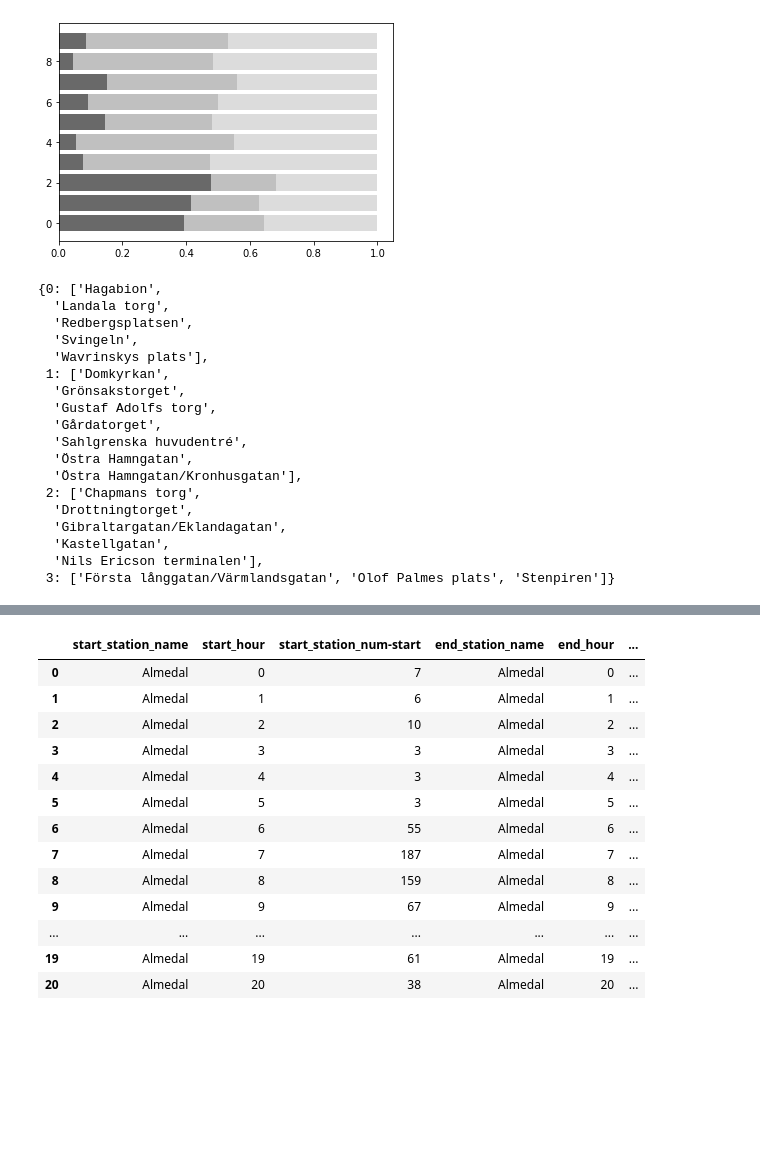
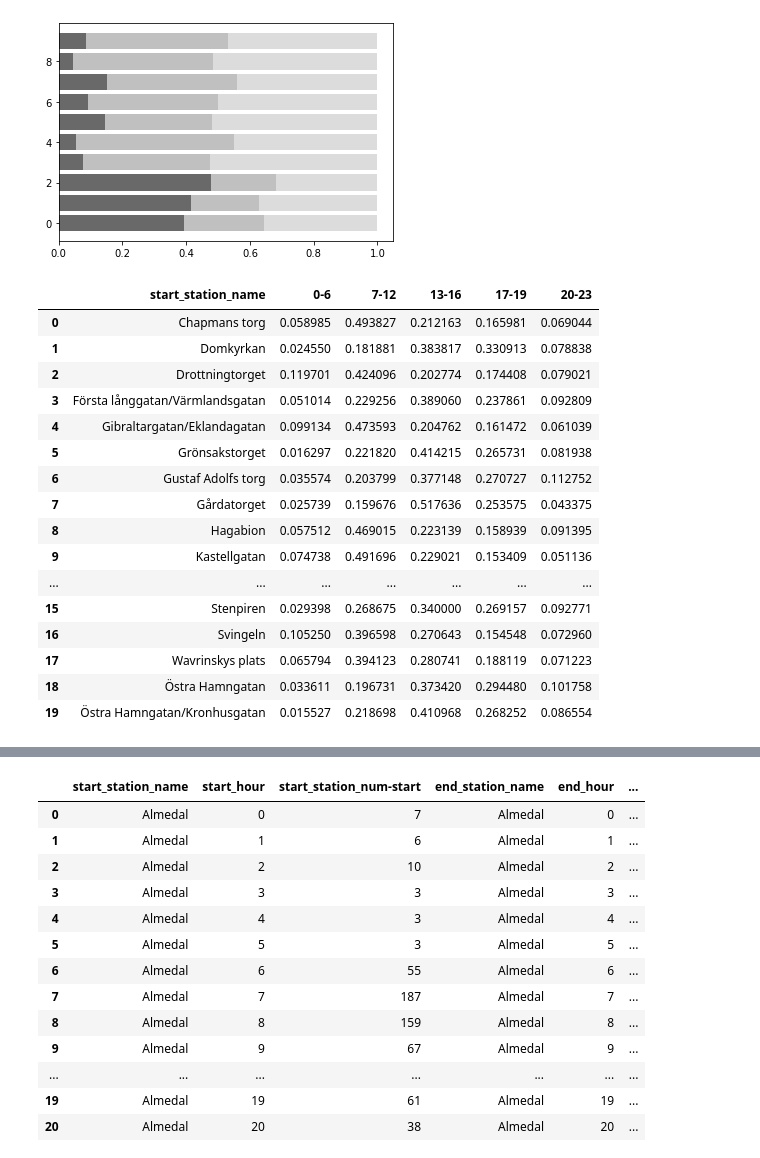
Before and after one commit to flowton/bike-rental, a Jupyter notebook: bike-rental-gbg.ipynb, the cells around one changed output, grey strips where cells are left out. Cells and saved outputs as stored; diff of their text form; code cells hidden in the pictures; blank space fills up the shorter version.

```diff
--- a/bike-rental-gbg.ipynb
+++ b/bike-rental-gbg.ipynb
@@ -722,71 +722,52 @@ def grouping_starthour(df, b1, b2, b3, type = 'proportion', keep_total_count = F
 def grouping_starthour_adv(df, cuttof_points, type = 'proportion', keep_total_count = False):
     cutof_dict = {}
     for i, cutof in enumerate(cuttof_points):
         if cutof == min(cuttof_points):
             id = str(0)+'-'+str(cutof)
             cutof_dict[i] = tuple([id ,0, cutof])
         else:
             id = str(cutof_dict[i-1][-1]+1) + '-' + str(cutof)
             cutof_dict[i] = tuple([id ,cutof_dict[i-1][-1]+1,cutof])
     end_key = len(cutof_dict)
     id = str(str((max(cuttof_points)+1)) + '-' + '23')
     cutof_dict[end_key] = tuple([id,max(cuttof_points)+1, 23])
 
     string = '['
     for key, value in cutof_dict.items():
         string = string + '(' + '\'' + str(value[0]) + '\'' + ',' + 'lambda x: sum((x >=' + str(value[1]) + ')' + ' & ' + '(x <= ' + str(value[2])  + '))),' +'\n'
     string =  string[:-2] # remove the last comma
-    string = string + ',' + '\'count\''
-    string = string + ']'
+    string = string + ',' + '\'count\'' + ']'
 
     temp = df.groupby(['start_station_name'])['start_hour'].agg(
         eval(string)
      )
 
     if type == 'proportion':
         total_count = temp['count']
         res = temp.iloc[:,:-1].div(total_count, axis = 0) #divide all col in row with total row count
         if keep_total_count:
             res['total_count'] = total_count
-    return res
+    return res.reset_index()
 
-grouped_data = grouping_starthour(filtered_data,9,12,16)
-grouped_data = grouping_starthour_adv(filtered_data,[10,15,20], keep_total_count = True)
+cutoff_points = [6,12,16,19]
+#grouped_data = grouping_starthour(filtered_data,9,12,16)
+grouped_data = grouping_starthour_adv(filtered_data,cutoff_points)
 grouped_data
-
-
-
-## Clustering the data
-k = 4
-kmeans_model = KMeans(n_clusters = k).fit(grouped_data.drop(columns = 'start_station_name'))#Drop station as it's not a feature
-
-def label_station(data, model, k):
-    labeldict = {}
-    for i in range(k):
-        labeldict[i] = []
-    for index, label in enumerate(kmeans_model.labels_):
-        station = grouped_data.iloc[index,0]
-        labeldict[label].append(station)
-    return labeldict
-
-t = label_station(grouped_data,kmeans_model,k)
-t
 # %% [output]
-{0: ['Hagabion',
-  'Landala torg',
-  'Redbergsplatsen',
-  'Svingeln',
-  'Wavrinskys plats'],
- 1: ['Domkyrkan',
-  'Grönsakstorget',
-  'Gustaf Adolfs torg',
-  'Gårdatorget',
-  'Sahlgrenska huvudentré',
-  'Östra Hamngatan',
-  'Östra Hamngatan/Kronhusgatan'],
- 2: ['Chapmans torg',
-  'Drottningtorget',
-  'Gibraltargatan/Eklandagatan',
-  'Kastellgatan',
-  'Nils Ericson terminalen'],
- 3: ['Första långgatan/Värmlandsgatan', 'Olof Palmes plats', 'Stenpiren']}
+|  | start_station_name | 0-6 | 7-12 | 13-16 | 17-19 | 20-23 |
+| 0 | Chapmans torg | 0.058985 | 0.493827 | 0.212163 | 0.165981 | 0.069044 |
+| 1 | Domkyrkan | 0.024550 | 0.181881 | 0.383817 | 0.330913 | 0.078838 |
+| 2 | Drottningtorget | 0.119701 | 0.424096 | 0.202774 | 0.174408 | 0.079021 |
+| 3 | Första långgatan/Värmlandsgatan | 0.051014 | 0.229256 | 0.389060 | 0.237861 | 0.092809 |
+| 4 | Gibraltargatan/Eklandagatan | 0.099134 | 0.473593 | 0.204762 | 0.161472 | 0.061039 |
+| 5 | Grönsakstorget | 0.016297 | 0.221820 | 0.414215 | 0.265731 | 0.081938 |
+| 6 | Gustaf Adolfs torg | 0.035574 | 0.203799 | 0.377148 | 0.270727 | 0.112752 |
+| 7 | Gårdatorget | 0.025739 | 0.159676 | 0.517636 | 0.253575 | 0.043375 |
+| 8 | Hagabion | 0.057512 | 0.469015 | 0.223139 | 0.158939 | 0.091395 |
+| 9 | Kastellgatan | 0.074738 | 0.491696 | 0.229021 | 0.153409 | 0.051136 |
+| ... | ... | ... | ... | ... | ... | ... |
+| 15 | Stenpiren | 0.029398 | 0.268675 | 0.340000 | 0.269157 | 0.092771 |
+| 16 | Svingeln | 0.105250 | 0.396598 | 0.270643 | 0.154548 | 0.072960 |
+| 17 | Wavrinskys plats | 0.065794 | 0.394123 | 0.280741 | 0.188119 | 0.071223 |
+| 18 | Östra Hamngatan | 0.033611 | 0.196731 | 0.373420 | 0.294480 | 0.101758 |
+| 19 | Östra Hamngatan/Kronhusgatan | 0.015527 | 0.218698 | 0.410968 | 0.268252 | 0.086554 |
```
Also changed, not shown: parts of 4 cells of this notebook.
